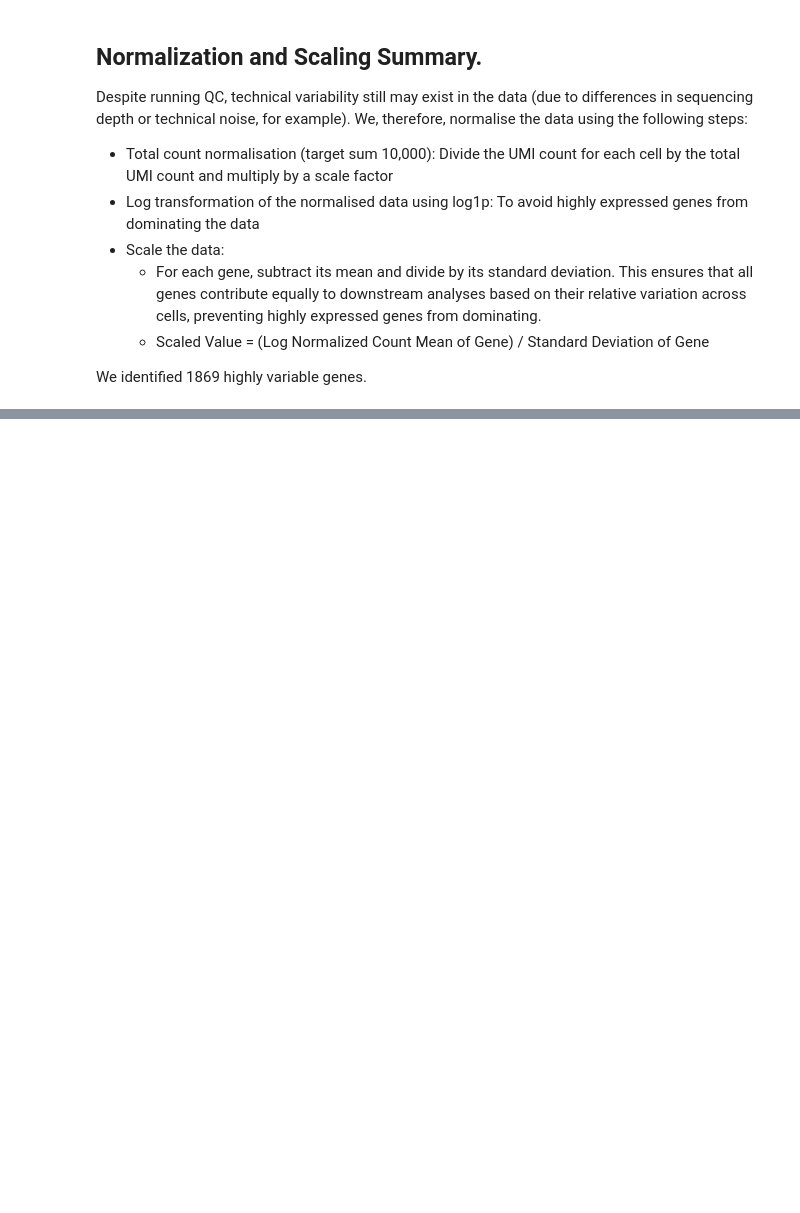
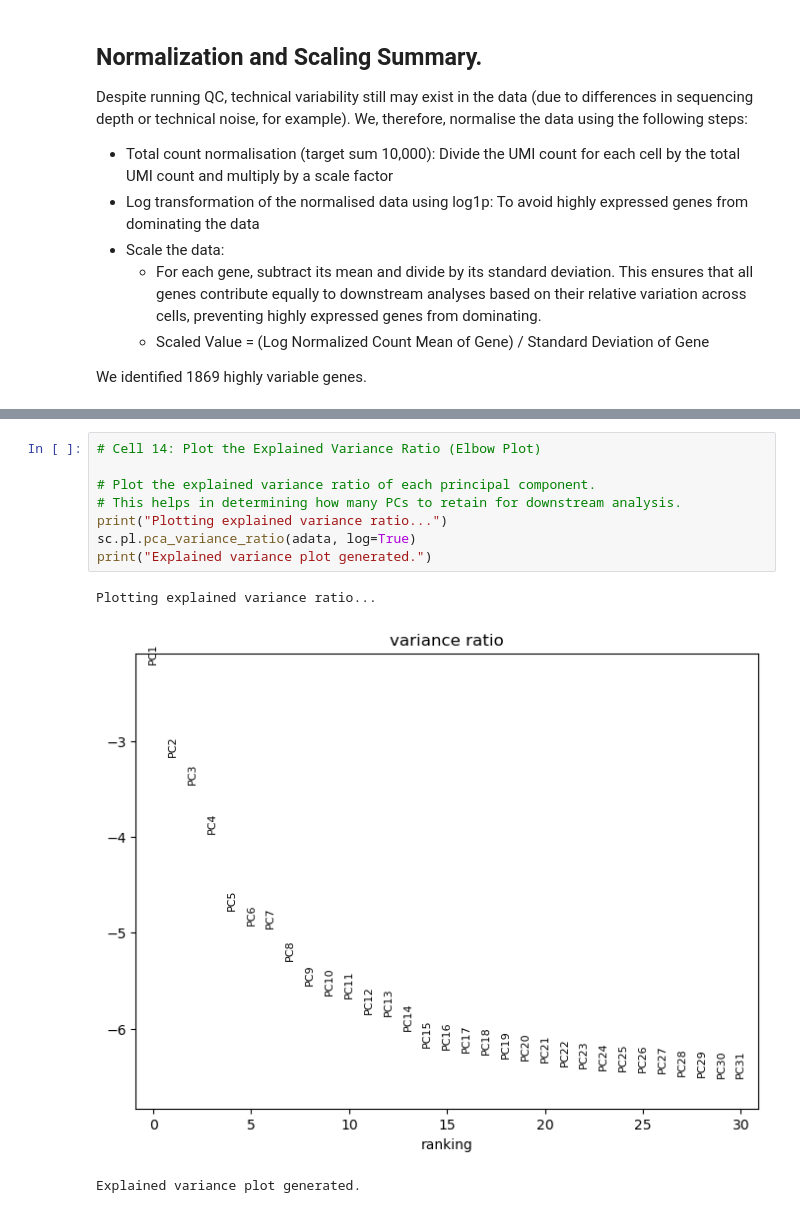
Before and after one commit to adabyt/scrnaseq_analysis_project, a Jupyter notebook: 01_initial_data_exploration.ipynb, the cells around one changed output, grey strips where cells are left out. Drawn from its saved outputs; the diff is of its cells as text; blank space fills up the shorter version.

```diff
--- a/01_initial_data_exploration.ipynb
+++ b/01_initial_data_exploration.ipynb
@@ -342,0 +355,12 @@ We identified 1869 highly variable genes.
+# %%
+# Cell 14: Plot the Explained Variance Ratio (Elbow Plot)
+
+# Plot the explained variance ratio of each principal component.
+# This helps in determining how many PCs to retain for downstream analysis.
+print("Plotting explained variance ratio...")
+sc.pl.pca_variance_ratio(adata, log=True)
+print("Explained variance plot generated.")
+# %% [output]
+Plotting explained variance ratio...
+[figure, added]
+Explained variance plot generated.
```
Also changed, not shown: parts of 2 cells of this notebook.
